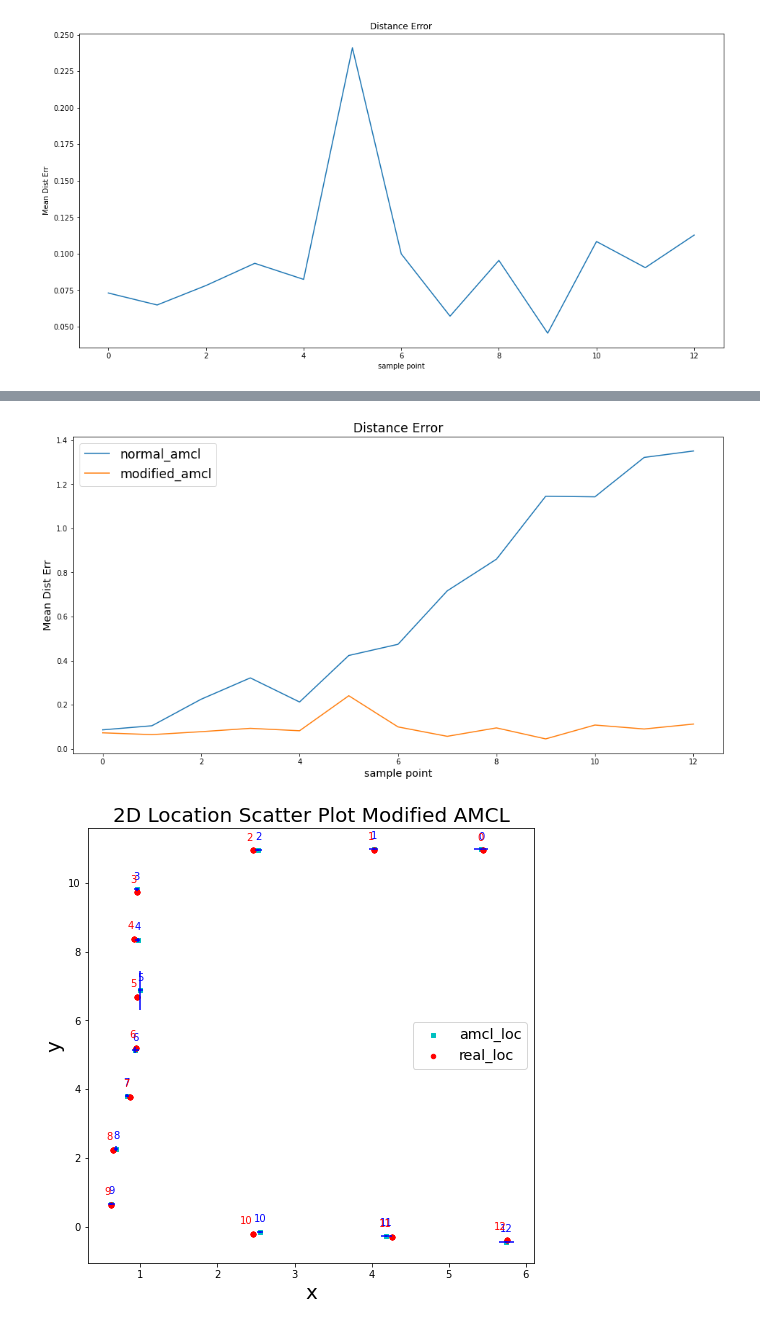
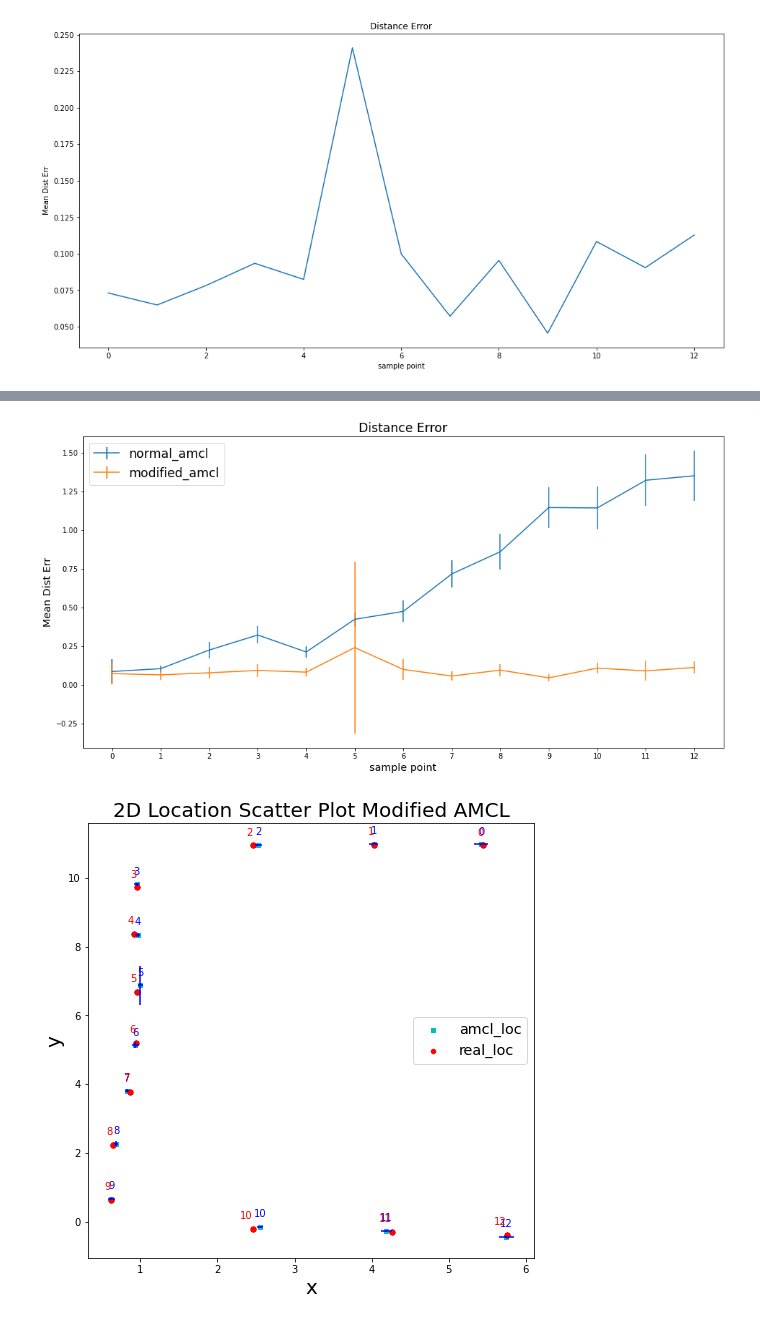
Before and after one commit to ndhuu/fyp_result, a Jupyter notebook: amcl_result_analyse.ipynb, the cells around one changed output, grey strips where cells are left out. Saved outputs shown, nothing was run; the diff lists cells and outputs as text; code cells hidden in the pictures.

```diff
--- a/amcl_result_analyse.ipynb
+++ b/amcl_result_analyse.ipynb
@@ -95,6 +97,7 @@ normal_amcl_pd.groupby('target_index')['dist'].describe()
 | 12.0 | 7.0 | 1.350366 | 0.163481 | 1.125921 | 1.214756 | 1.400791 | 1.476859 | 1.542621 |
 # %%
 normal_amcl_pd['dist_mean'] = normal_amcl_pd.groupby('target_index')['dist'].mean()
+normal_amcl_pd['dist_std']  = normal_amcl_pd.groupby('target_index')['dist'].std()
 normal_amcl_pd['target_index_unique'] = normal_amcl_pd.groupby('target_index')['target_index'].unique()
 plt.figure(figsize=(16,8))
 plt.plot(normal_amcl_pd['target_index_unique'], normal_amcl_pd['dist_mean'])
@@ -205,6 +208,7 @@ enhanced_amcl_pd.groupby('target_index')['dist'].describe()
 | 12.0 | 8.0 | 0.112677 | 0.038003 | 0.039596 | 0.100139 | 0.116638 | 0.133282 | 0.165706 |
 # %%
 enhanced_amcl_pd['dist_mean'] = enhanced_amcl_pd.groupby('target_index')['dist'].mean()
+enhanced_amcl_pd['dist_std']  = enhanced_amcl_pd.groupby('target_index')['dist'].std()
 enhanced_amcl_pd['target_index_unique'] = enhanced_amcl_pd.groupby('target_index')['target_index'].unique()
 plt.figure(figsize=(16,8))
 plt.plot(enhanced_amcl_pd['target_index_unique'], enhanced_amcl_pd['dist_mean'])
@@ -217,14 +241,19 @@ plt.show()
 # %%
 plt.figure(figsize=(16,8))
-plt.plot(normal_amcl_pd['target_index_unique'], normal_amcl_pd['dist_mean'], label="normal_amcl")
-plt.plot(enhanced_amcl_pd['target_index_unique'], enhanced_amcl_pd['dist_mean'], label="modified_amcl")
+plt.errorbar(normal_amcl_pd['target_index_unique'][:13], normal_amcl_pd['dist_mean'][:13],
+             yerr=normal_amcl_pd['dist_std'][:13],
+             label="normal_amcl")
+plt.errorbar(enhanced_amcl_pd['target_index_unique'][:13], enhanced_amcl_pd['dist_mean'][:13],
+             yerr=enhanced_amcl_pd['dist_std'][:13],
+             label="modified_amcl")
+plt.xticks(np.arange(0, 13, 1.0))
 plt.title('Distance Error', fontsize='xx-large')
 plt.xlabel('sample point', fontsize='x-large')
 plt.ylabel('Mean Dist Err', fontsize='x-large')
 plt.legend(fontsize='xx-large')
 plt.show()
 # %% [output]
-[figure, old version]
+[figure, new version]
 # %%
 enhanced_amcl_pd['current_x_mean'] = enhanced_amcl_pd.groupby('target_index')['current_x'].mean()
 enhanced_amcl_pd['current_y_mean'] = enhanced_amcl_pd.groupby('target_index')['current_y'].mean()
```
Also changed, not shown: parts of 8 cells of this notebook.
